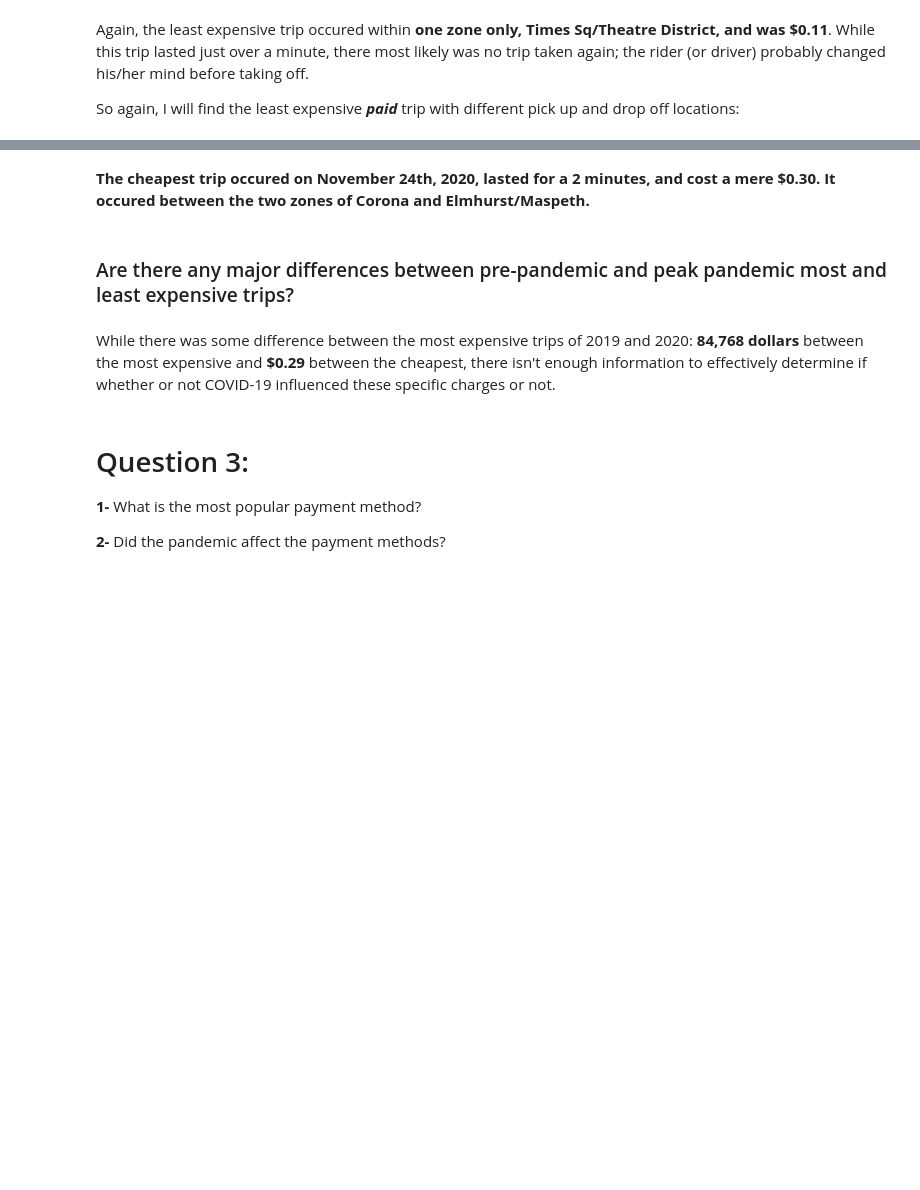
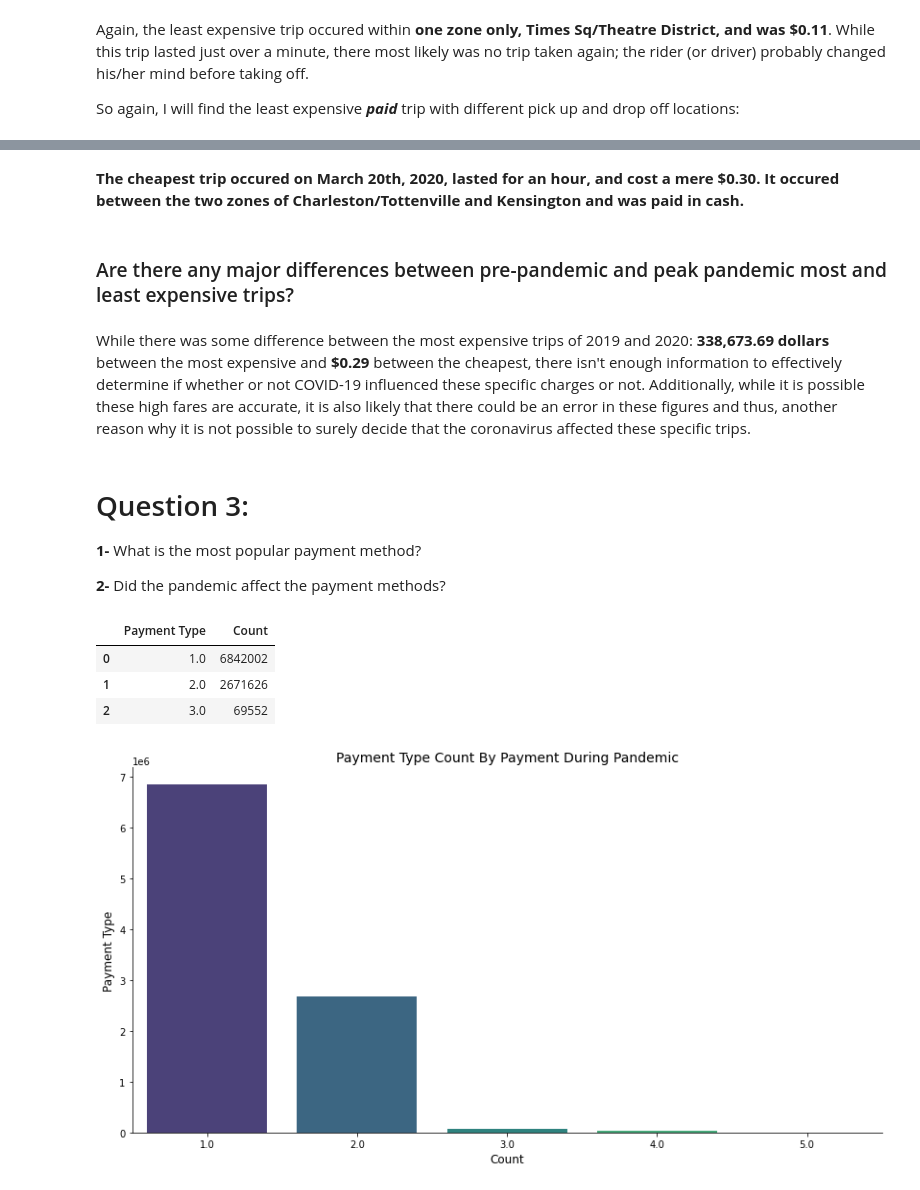
Before and after one commit to samtuleen/nyc-taxis-vs-covid, a Jupyter notebook: notebook1.ipynb, the cells around one changed output, grey strips where cells are left out. Cells and saved outputs as stored; diff of their text form; code cells hidden in the pictures; blank space fills up the shorter version.

```diff
--- a/notebook1.ipynb
+++ b/notebook1.ipynb
@@ -133,11 +134,33 @@ NameError: name 'least_expensive' is not defined
 # %% [markdown]
-**The cheapest trip occured on November 24th, 2020, lasted for a 2 minutes, and cost a mere $0.30. It occured between the two zones of Corona and Elmhurst/Maspeth.**
+**The cheapest trip occured on March 20th, 2020, lasted for an hour, and cost a mere $0.30. It occured between the two zones of Charleston/Tottenville and Kensington and was paid in cash.**
 # %% [markdown]
 ### Are there any major differences between pre-pandemic and peak pandemic most and least expensive trips?
 # %% [markdown]
-While there was some difference between the most expensive trips of 2019 and 2020: **84,768 dollars**  between the most expensive and **$0.29** between the cheapest, there isn't enough information to effectively determine if whether or not COVID-19 influenced these specific charges or not.
+While there was some difference between the most expensive trips of 2019 and 2020: **338,673.69 dollars**  between the most expensive and **$0.29** between the cheapest, there isn't enough information to effectively determine if whether or not COVID-19 influenced these specific charges or not. Additionally, while it is possible these high fares are accurate, it is also likely that there could be an error in these figures and thus, another reason why it is not possible to surely decide that the coronavirus affected these specific trips.
 # %% [markdown]
 # Question 3:
 **1-** What is the most popular payment method?
 
 **2-** Did the pandemic affect the payment methods?
+# %%
+payment_type_count = taxi_2020['payment_type'].value_counts()
+payment_types = pd.DataFrame(payment_type_count)
+#Rename the columns
+payment_types.reset_index(inplace=True)
+payment_types = payment_types.rename(columns = {'index':'Payment Type', 'payment_type':'Count'})
+payment_types.head(3)
+# %% [output]
+|  | Payment Type | Count |
+| 0 | 1.0 | 6842002 |
+| 1 | 2.0 | 2671626 |
+| 2 | 3.0 | 69552 |
+# %%
+plt.figure(figsize=(14,7))
+ax1 = sns.barplot(x=payment_types['Payment Type'], y=payment_types['Count'], palette='viridis')
+plt.xlabel('Count', fontsize=12)
+plt.ylabel('Payment Type', fontsize=12)
+plt.title('Payment Type Count By Payment During Pandemic', fontsize=14);
+sns.despine()
+plt.show()
+# %% [output]
+[figure, added]
```
Also changed, not shown: parts of 1 cell of this notebook.
